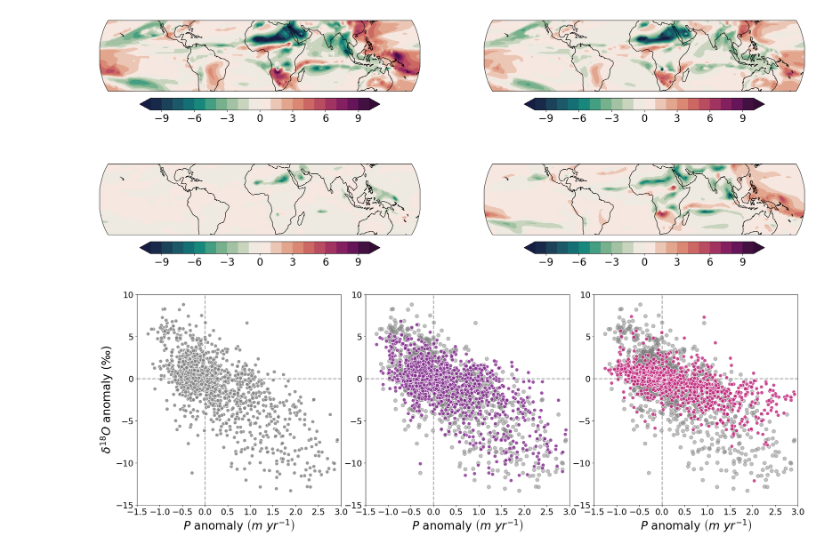
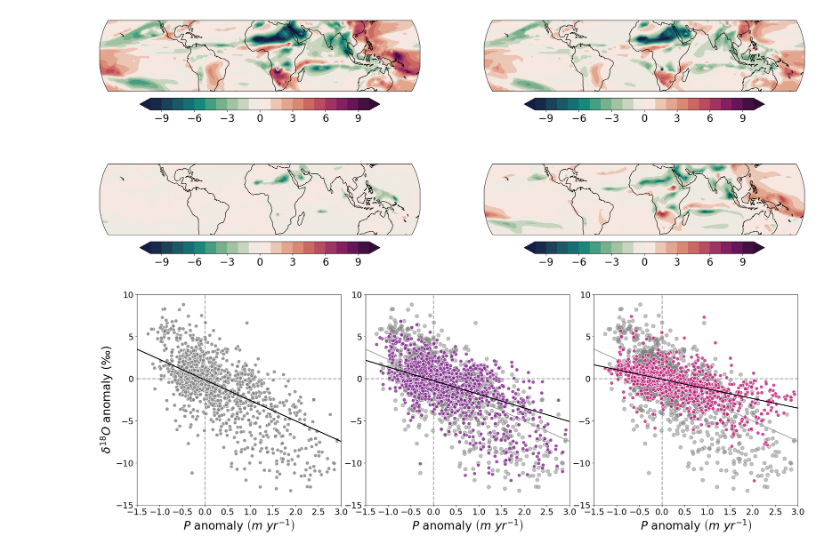
Before and after one commit to rfiorella/tropical-d18O-scales, a Jupyter notebook: DISTRIBUTE/figure_scripts/Fig4.ipynb, the cells around one changed output. Cells and saved outputs as stored; diff of their text form; code cells hidden in the pictures.

Commit message:
Update Fig4.ipynb
add regression lines to scatterplot

```diff
--- a/DISTRIBUTE/figure_scripts/Fig4.ipynb
+++ b/DISTRIBUTE/figure_scripts/Fig4.ipynb
@@ -31,8 +31,9 @@ figsave_on = False
 saveHere = ""    # where to save figure panels
 
 # read in data ----------------------------------
+path_DIST = ""  # [CHANGE!] to correct path
 run_218GS = '733a_hiRes_218ka_367ppm_darkSah_baseline_1000kmLocal' #  '733hiRes_218ka_367ppm_darkSah_baseline'
-maindir = '/DISTRIBUTE/data_and_analysis'  # [CHANGE!] to correct path
+maindir = os.path.join(path_DIST, 'data_and_analysis')
 # make path
 clim_fn_218GS = os.path.join(run_218GS, "results", run_218GS + "_CLIM.nc")
 
@@ -255,13 +256,24 @@ ylabsize = 24
 xlabsize = 24
 xticksize, yticksize=18, 18
 
+# define x, ys
+xfull, yfull = ((p2-p1)*pFac/1000), (Diso*tau_d18_scale)
+yfar, yclose = (Diso_far*tau_d18_scale), (Diso_close*tau_d18_scale)
+# sequence of values for regression line
+xseq = np.linspace(-2, 4, num=10)
+# regression lines
+mfull, bfull = np.polyfit(xfull[np.isfinite(xfull)], yfull[np.isfinite(yfull)], 1)
+mfar, bfar = np.polyfit(xfull[np.isfinite(xfull)], yfar[np.isfinite(yfar)], 1)
+mclose, bclose = np.polyfit(xfull[np.isfinite(xfull)], yclose[np.isfinite(yclose)], 1)
+
 # ... PLOT [case minus ctrl]
 spec = gridspec.GridSpec(ncols=3, nrows=1, hspace=0.015, wspace=0.12)
 plt.figure(figsize=(25,8))
 
-# FAR RIGHT -- FULL AMOUNT EFF
+# FAR LEFT -- FULL AMOUNT EFF
 ax = plt.subplot(spec[0])
-plt.scatter((p2-p1)*pFac/1000, Diso*tau_d18_scale, s=psize, alpha=alp, c=pcol_base1, edgecolors=edgecol_base)
+plt.scatter(xfull, yfull, s=psize, alpha=alp, c=pcol_base1, edgecolors=edgecol_base)
+plt.plot(xseq, mfull*xseq + bfull, color='black', linewidth=lwd)
 plt.axvline(x=0, color='darkgray', linestyle=lst, linewidth=lwd, zorder=0)
 plt.axhline(y=0, color='darkgray', linestyle=lst, linewidth=lwd, zorder=0)
 plt.xlim(prmin_s, prmax_s)
@@ -272,37 +284,41 @@ plt.xticks(fontsize=xticksize)
 plt.yticks(fontsize=yticksize)
 
 # MIDDLE -- DISTAL AMOUNT EFFECT
 ax = plt.subplot(spec[1])
-plt.scatter((p2-p1)*pFac/1000, Diso*tau_d18_scale, s=psize_base, alpha=alp_base, c=pcol_base2, zorder=1)
-plt.scatter((p2-p1)*pFac/1000, Diso_far*tau_d18_scale, s=psize, alpha=alp, c=pcol_far, edgecolors=edgecol_base, zorder=2)
+plt.scatter(xfull, yfull, s=psize_base, alpha=alp_base, c=pcol_base2, zorder=1)  # full data
+plt.scatter(xfull, yfar, s=psize, alpha=alp, c=pcol_far, edgecolors=edgecol_base, zorder=2)  # far data
+plt.plot(xseq, mfull*xseq + bfull, color='darkgray', linewidth=lwd, zorder=1)  # full reg
+plt.plot(xseq, mfar*xseq + bfar, color='black', linewidth=lwd, zorder=2)  # far reg
 plt.axvline(x=0, color='darkgray', linestyle=lst, linewidth=lwd, zorder=0)
 plt.axhline(y=0, color='darkgray', linestyle=lst, linewidth=lwd, zorder=0)
 plt.xlim(prmin_s, prmax_s)
 plt.ylim(dmin_x, dmax_x)
 # plt.ylabel(r'$\delta^{18}O\ \mathrm{anomaly}\ \left(‰\right)$', fontsize=ylabsize) # https://stackoverflow.com/questions/23824687/text-does-not-work-in-a-matplotlib-label
 plt.ylabel('')
 plt.xlabel(r'$P\ \mathrm{anomaly}\ \left(m\ yr^{-1}\right)$', fontsize=xlabsize)
 plt.xticks(fontsize=xticksize)
 plt.yticks(fontsize=yticksize)
 
-# MIDDLE -- DISTAL AMOUNT EFFECT
+# FAR RIGHT -- LOCAL AMOUNT EFFECT
 ax = plt.subplot(spec[2])
-plt.scatter((p2-p1)*pFac/1000, Diso*tau_d18_scale, s=psize_base, alpha=alp_base, c=pcol_base2)
-plt.scatter((p2-p1)*pFac/1000, Diso_close*tau_d18_scale, s=psize, alpha=alp, c=pcol_close, edgecolors=edgecol_base)
+plt.scatter(xfull, yfull, s=psize_base, alpha=alp_base, c=pcol_base2, zorder=1)  # full data
+plt.scatter(xfull, yclose, s=psize, alpha=alp, c=pcol_close, edgecolors=edgecol_base, zorder=2)  # close data
+plt.plot(xseq, mfull*xseq + bfull, color='darkgray', linewidth=lwd, zorder=1)  # full reg
+plt.plot(xseq, mclose*xseq + bclose, color='black', linewidth=lwd, zorder=2)  # close reg
 plt.axvline(x=0, color='darkgray', linestyle=lst, linewidth=lwd, zorder=0)
 plt.axhline(y=0, color='darkgray', linestyle=lst, linewidth=lwd, zorder=0)
 plt.xlim(prmin_s, prmax_s)
 plt.ylim(dmin_x, dmax_x)
 # plt.ylabel(r'$\delta^{18}O\ \mathrm{anomaly}\ \left(‰\right)$', fontsize=ylabsize) # https://stackoverflow.com/questions/23824687/text-does-not-work-in-a-matplotlib-label
 plt.ylabel('')
 plt.xlabel(r'$P\ \mathrm{anomaly}\ \left(m\ yr^{-1}\right)$', fontsize=xlabsize)
 plt.xticks(fontsize=xticksize)
 plt.yticks(fontsize=yticksize);
 
 
 
 # ---
 if figsave_on:
-    plt.savefig(os.path.join(saveHere, fname), dpi=300, bbox_inches='tight', transparent=True)
+    plt.savefig(os.path.join(saveHere, fname), dpi=300, bbox_inches='tight', transparent=False)
 # %% [output]
-[figure, old version]
+[figure, new version]
```
